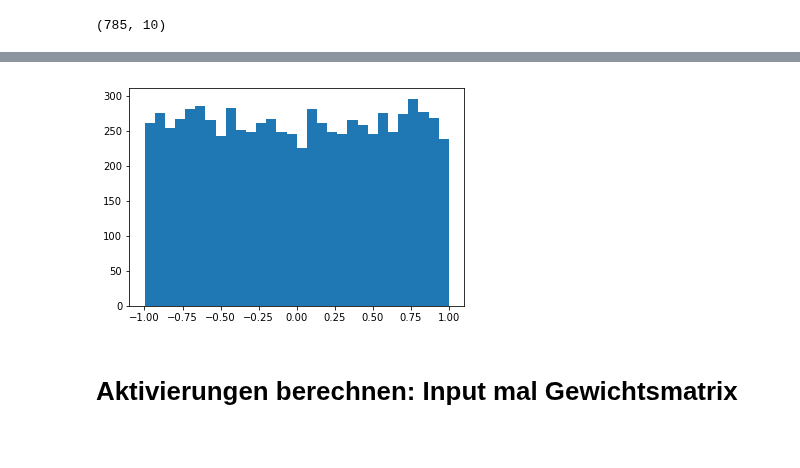
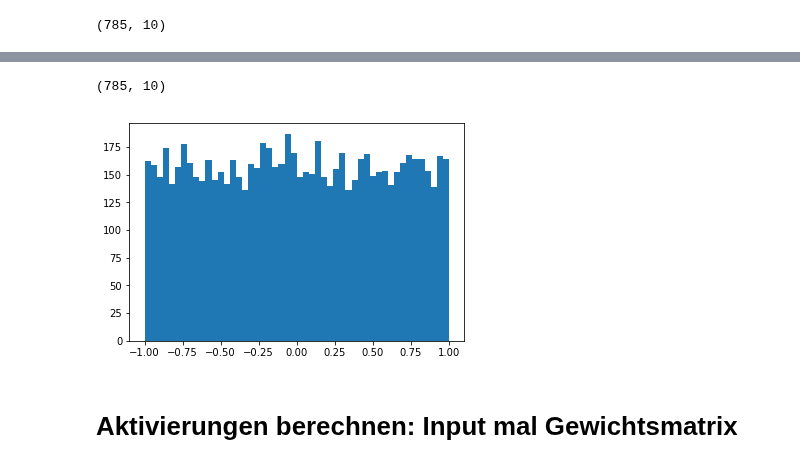
Before and after one commit to b3n3d17/DeepLearningCourse, a Jupyter notebook: 42_perceptron_introduction/perceptron_introduction.ipynb, the cells around one changed output, grey strips where cells are left out. Drawn from its saved outputs; the diff is of its cells as text; code cells hidden in the pictures.

```diff
--- a/42_perceptron_introduction/perceptron_introduction.ipynb
+++ b/42_perceptron_introduction/perceptron_introduction.ipynb
@@ -147,8 +147,12 @@ array([[-0.65108896, -0.43959967,  0.57433983, ...,  0.456054  ,
+# %%
+W.shape
+# %% [output]
+(785, 10)
 # %%
-plt.hist(W.reshape(-1), bins=30)
+plt.hist(W.reshape(-1), bins=50)
 plt.show()
 # %% [output]
-[figure, old version]
+[figure, new version]
 # %%
 def create_new_perceptron():
     low = -1.0
```
Also changed, not shown: parts of 25 cells of this notebook.
